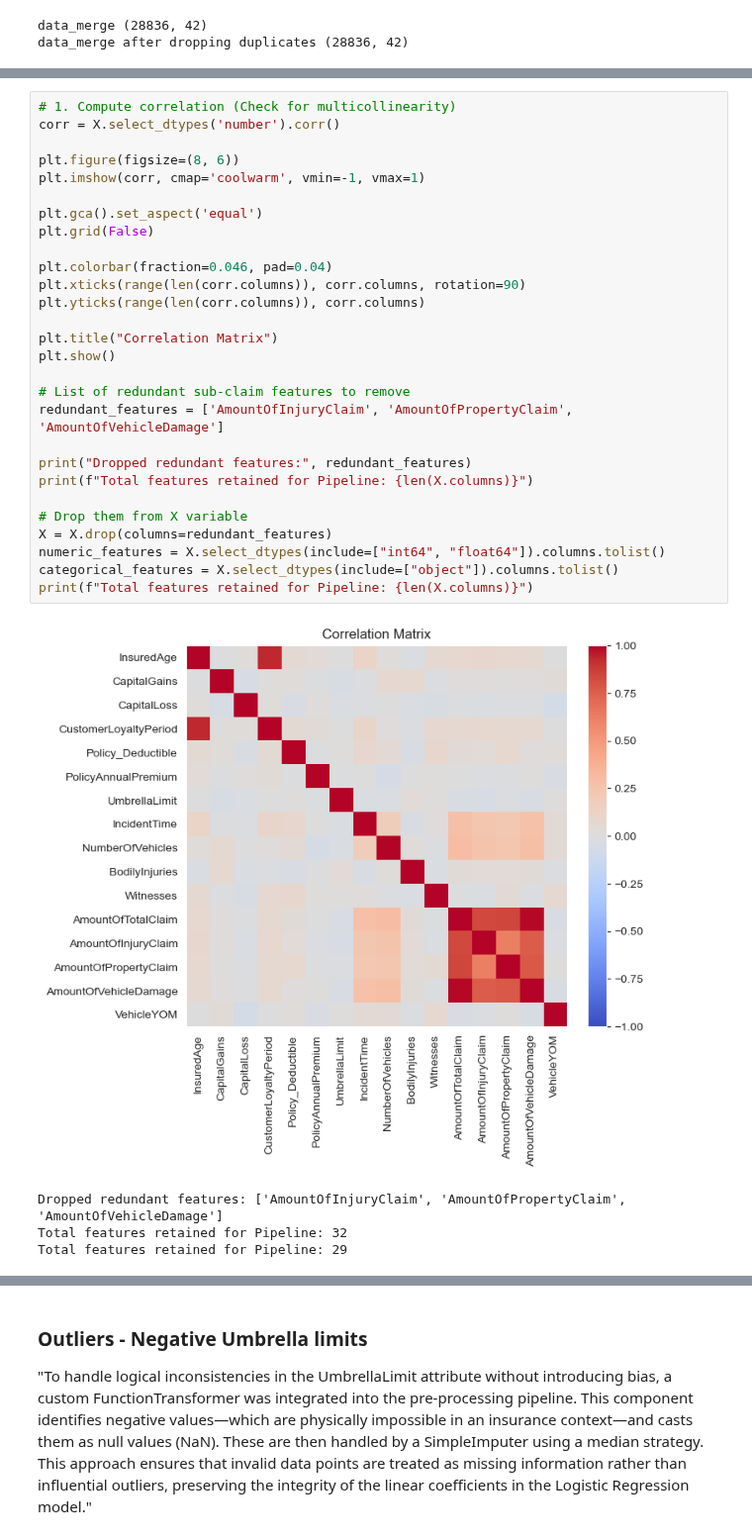
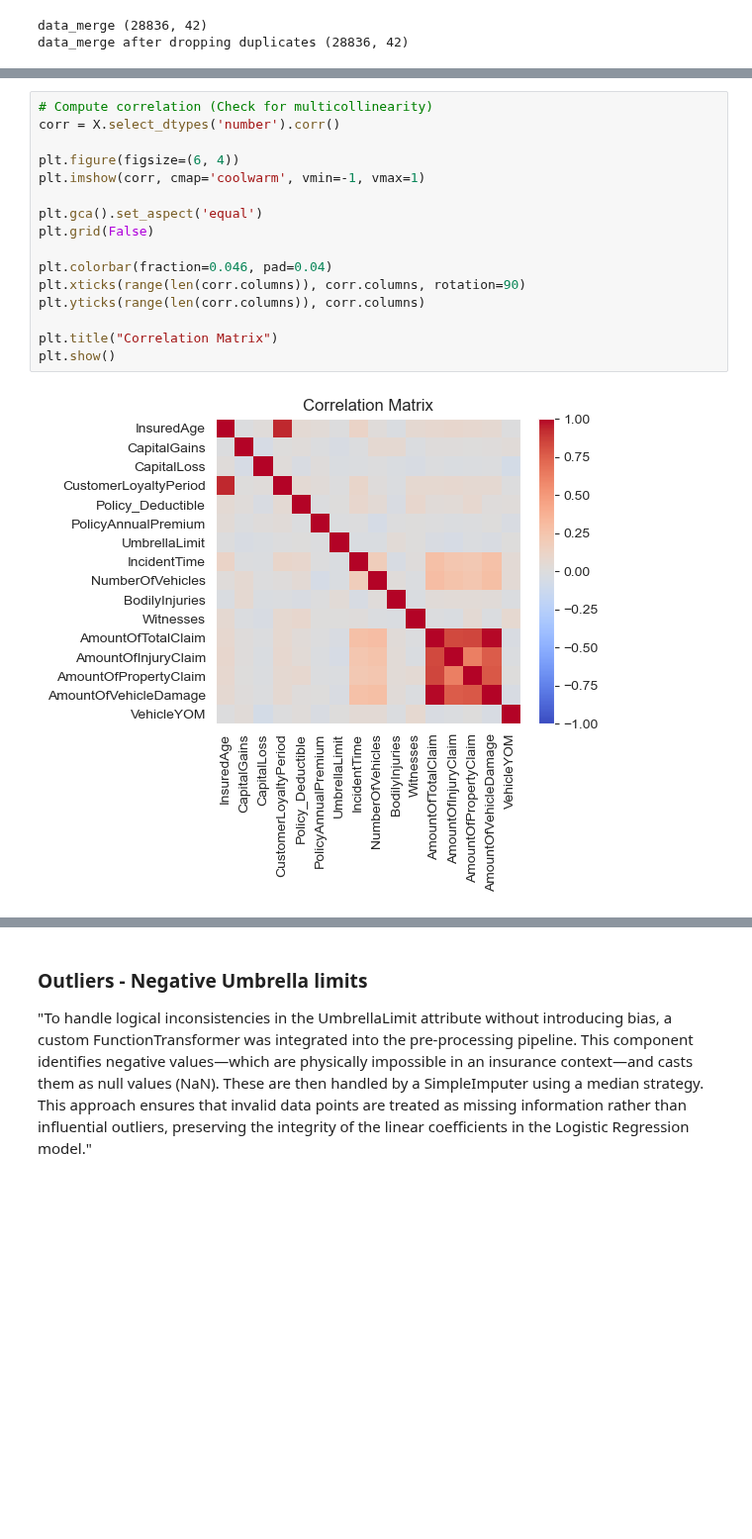
Before and after one commit to bartzilla/Classification, a Jupyter notebook: Assessment.ipynb, the cells around one changed output, grey strips where cells are left out. Shown at 99% size. Saved outputs shown, nothing was run; the diff lists cells and outputs as text; blank space fills up the shorter version.

```diff
--- a/Assessment.ipynb
+++ b/Assessment.ipynb
@@ -420,33 +413,18 @@ CustomerLoyaltyPeriod and InsuredAge is expected, older customers have had more
 # %%
-# 1. Compute correlation (Check for multicollinearity)
+# Compute correlation (Check for multicollinearity)
 corr = X.select_dtypes('number').corr()
 
-plt.figure(figsize=(8, 6))
+plt.figure(figsize=(6, 4))
 plt.imshow(corr, cmap='coolwarm', vmin=-1, vmax=1)
 
 plt.gca().set_aspect('equal')
 plt.grid(False)
 
 plt.colorbar(fraction=0.046, pad=0.04)
 plt.xticks(range(len(corr.columns)), corr.columns, rotation=90)
 plt.yticks(range(len(corr.columns)), corr.columns)
 
 plt.title("Correlation Matrix")
 plt.show()
-
-# List of redundant sub-claim features to remove
-redundant_features = ['AmountOfInjuryClaim', 'AmountOfPropertyClaim', 'AmountOfVehicleDamage']
-
-print("Dropped redundant features:", redundant_features)
-print(f"Total features retained for Pipeline: {len(X.columns)}")
-
-# Drop them from X variable
-X = X.drop(columns=redundant_features)
-numeric_features = X.select_dtypes(include=["int64", "float64"]).columns.tolist()
-categorical_features = X.select_dtypes(include=["object"]).columns.tolist()
-print(f"Total features retained for Pipeline: {len(X.columns)}")
 # %% [output]
-[figure, old version]
+[figure, new version]
-Dropped redundant features: ['AmountOfInjuryClaim', 'AmountOfPropertyClaim', 'AmountOfVehicleDamage']
-Total features retained for Pipeline: 32
-Total features retained for Pipeline: 29
```
Also changed, not shown: parts of 7 cells of this notebook.
